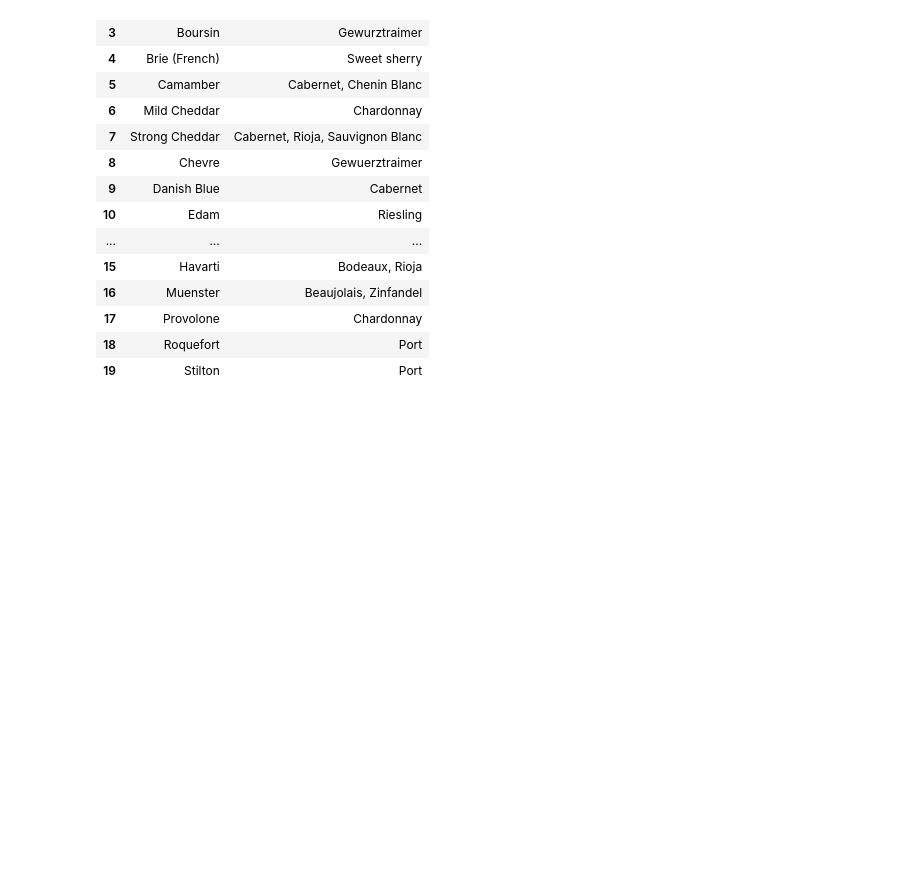
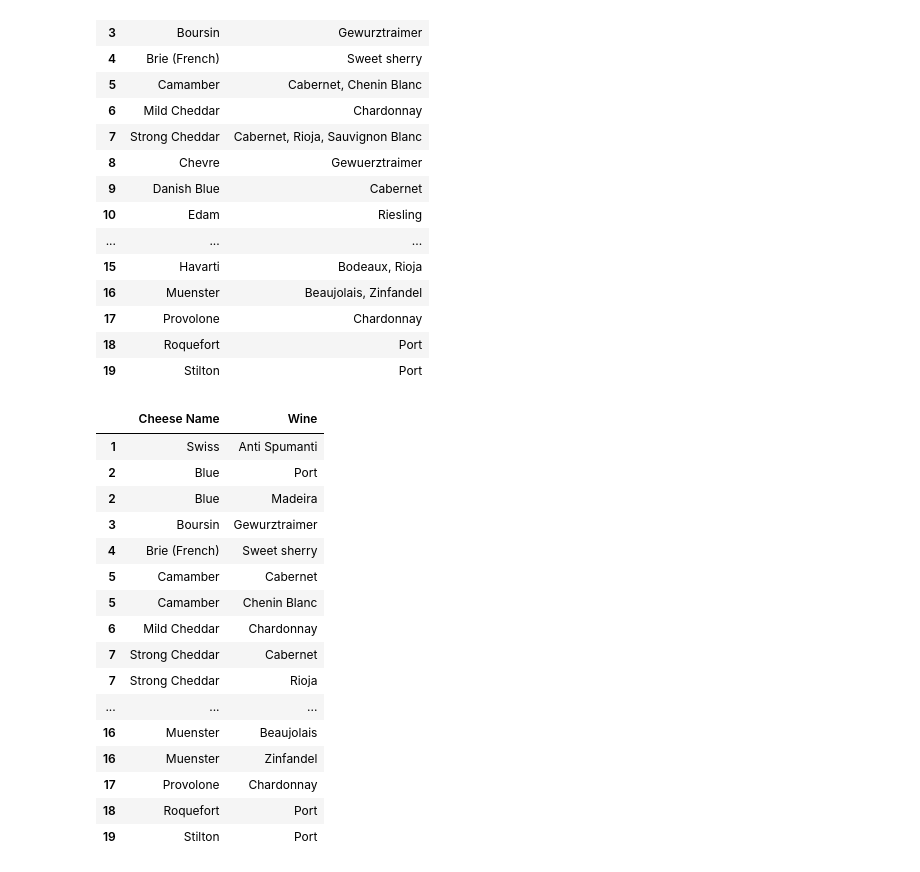
Before and after one commit to TempestCampbell/Wine-and-Charcuterie-Board, a Jupyter notebook: Wine_CheesePairing_Data.ipynb, the cells around one changed output. Cells and saved outputs as stored; diff of their text form; code cells hidden in the pictures; blank space fills up the shorter version.

```diff
--- a/Wine_CheesePairing_Data.ipynb
+++ b/Wine_CheesePairing_Data.ipynb
@@ -206,3 +194,28 @@ df2_popularCheesed
 | 17 | Provolone | Chardonnay |
 | 18 | Roquefort | Port |
 | 19 | Stilton | Port |
+# %%
+pc = df2_popularCheesed['Wine'].str.split(',').apply(Series, 1).stack()
+pc.index = pc.index.droplevel(-1) # to line up with df's index
+pc.name = 'Wine' # needs a name to join
+del df2_popularCheesed['Wine']
+SplitpopularCheesed= df2_popularCheesed.join(pc)
+SplitpopularCheesed
+# %% [output]
+|  | Cheese Name | Wine |
+| 1 | Swiss | Anti Spumanti |
+| 2 | Blue | Port |
+| 2 | Blue | Madeira |
+| 3 | Boursin | Gewurztraimer |
+| 4 | Brie (French) | Sweet sherry |
+| 5 | Camamber | Cabernet |
+| 5 | Camamber | Chenin Blanc |
+| 6 | Mild Cheddar | Chardonnay |
+| 7 | Strong Cheddar | Cabernet |
+| 7 | Strong Cheddar | Rioja |
+| ... | ... | ... |
+| 16 | Muenster | Beaujolais |
+| 16 | Muenster | Zinfandel |
+| 17 | Provolone | Chardonnay |
+| 18 | Roquefort | Port |
+| 19 | Stilton | Port |
```
Also changed, not shown: parts of 3 cells of this notebook, 6 other files.
